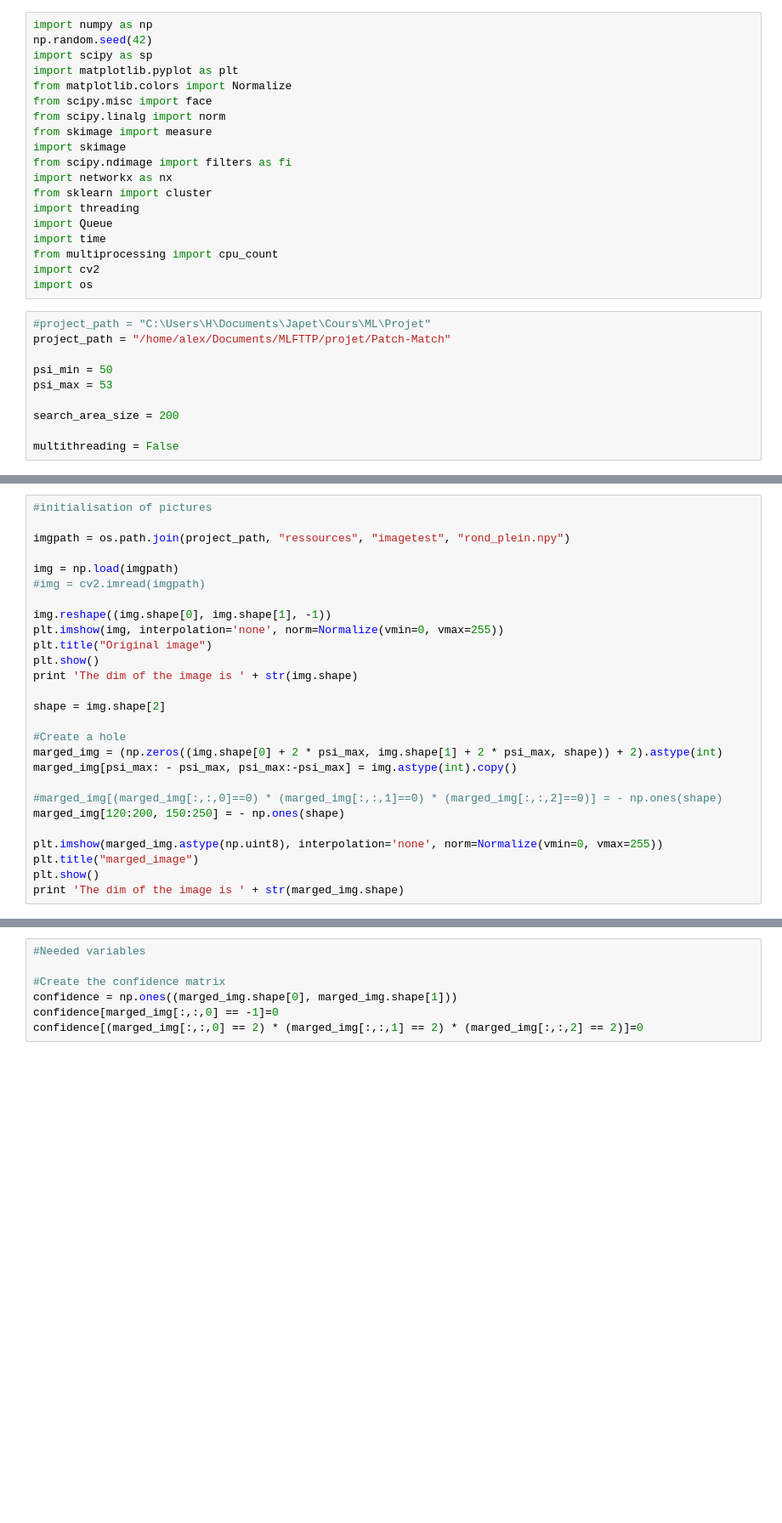
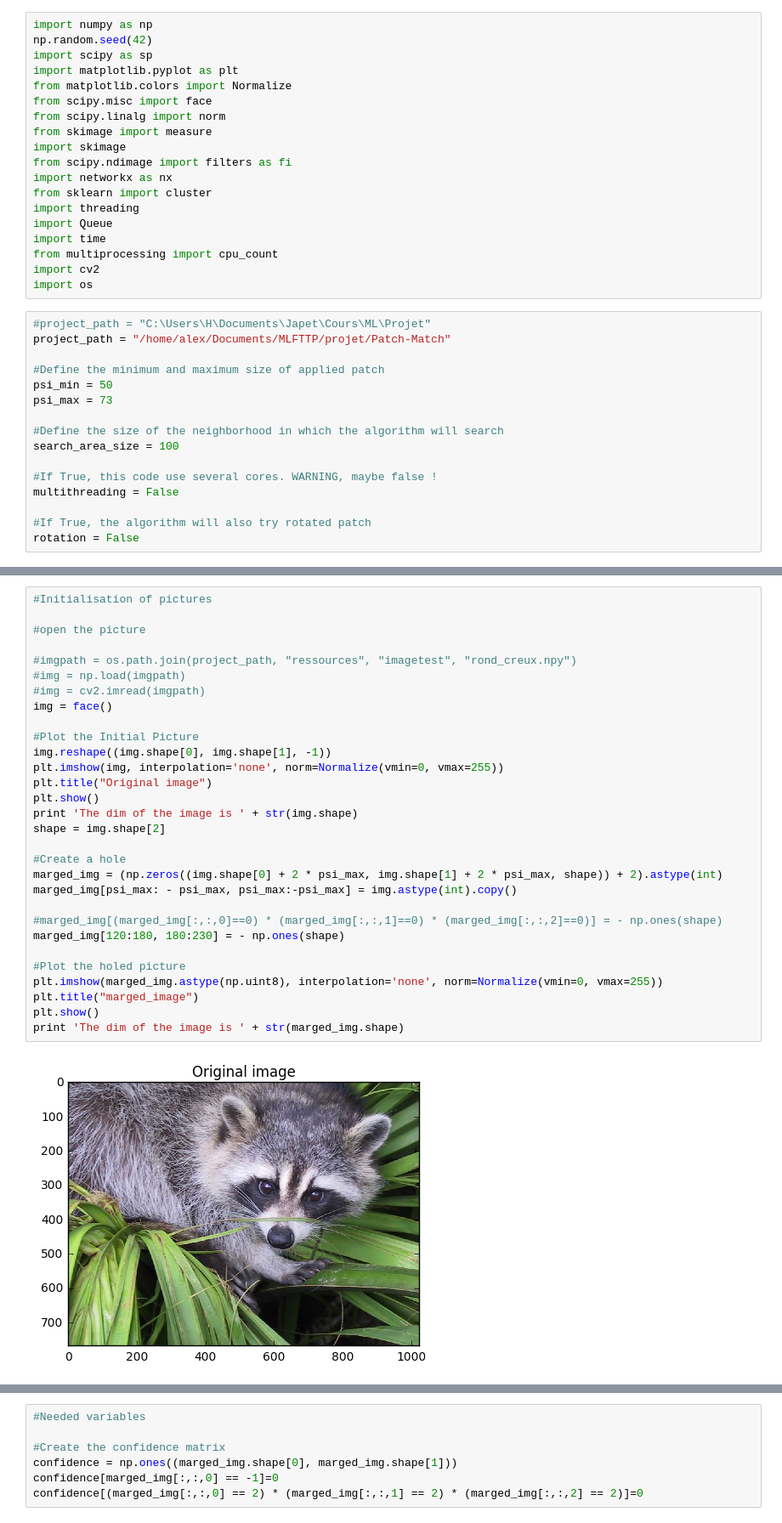
Before and after one commit to AlexandreSev/Patch-Match, a Jupyter notebook: hole_filling/patch_match.ipynb, the cells around one changed output, grey strips where cells are left out. Shown at 85% size. Saved outputs shown, nothing was run; the diff lists cells and outputs as text; blank space fills up the shorter version.

```diff
--- a/hole_filling/patch_match.ipynb
+++ b/hole_filling/patch_match.ipynb
@@ -21,9 +27,15 @@ import os
 #project_path = "C:\Users\H\Documents\Japet\Cours\ML\Projet"
 project_path = "/home/alex/Documents/MLFTTP/projet/Patch-Match"
 
+#Define the minimum and maximum size of applied patch
 psi_min = 50
-psi_max = 53
+psi_max = 73
 
-search_area_size = 200
+#Define the size of the neighborhood in which the algorithm will search
+search_area_size = 100
 
+#If True, this code use several cores. WARNING, maybe false !
 multithreading = False
+
+#If True, the algorithm will also try rotated patch
+rotation = False
@@ -30,27 +47,32 @@ multithreading = False
 # %%
-#initialisation of pictures
+#Initialisation of pictures
 
-imgpath = os.path.join(project_path, "ressources", "imagetest", "rond_plein.npy")
+#open the picture
 
-img = np.load(imgpath)
+#imgpath = os.path.join(project_path, "ressources", "imagetest", "rond_creux.npy")
+#img = np.load(imgpath)
 #img = cv2.imread(imgpath)
+img = face()
 
+#Plot the Initial Picture
 img.reshape((img.shape[0], img.shape[1], -1))
 plt.imshow(img, interpolation='none', norm=Normalize(vmin=0, vmax=255))
 plt.title("Original image")
 plt.show()
 print 'The dim of the image is ' + str(img.shape)
-
 shape = img.shape[2]
 
 #Create a hole
 marged_img = (np.zeros((img.shape[0] + 2 * psi_max, img.shape[1] + 2 * psi_max, shape)) + 2).astype(int)
 marged_img[psi_max: - psi_max, psi_max:-psi_max] = img.astype(int).copy()
 
 #marged_img[(marged_img[:,:,0]==0) * (marged_img[:,:,1]==0) * (marged_img[:,:,2]==0)] = - np.ones(shape)
-marged_img[120:200, 150:250] = - np.ones(shape)
+marged_img[120:180, 180:230] = - np.ones(shape)
 
+#Plot the holed picture
 plt.imshow(marged_img.astype(np.uint8), interpolation='none', norm=Normalize(vmin=0, vmax=255))
 plt.title("marged_image")
 plt.show()
 print 'The dim of the image is ' + str(marged_img.shape)
+# %% [output]
+[figure, added]
```
Also changed, not shown: parts of 13 cells of this notebook.
